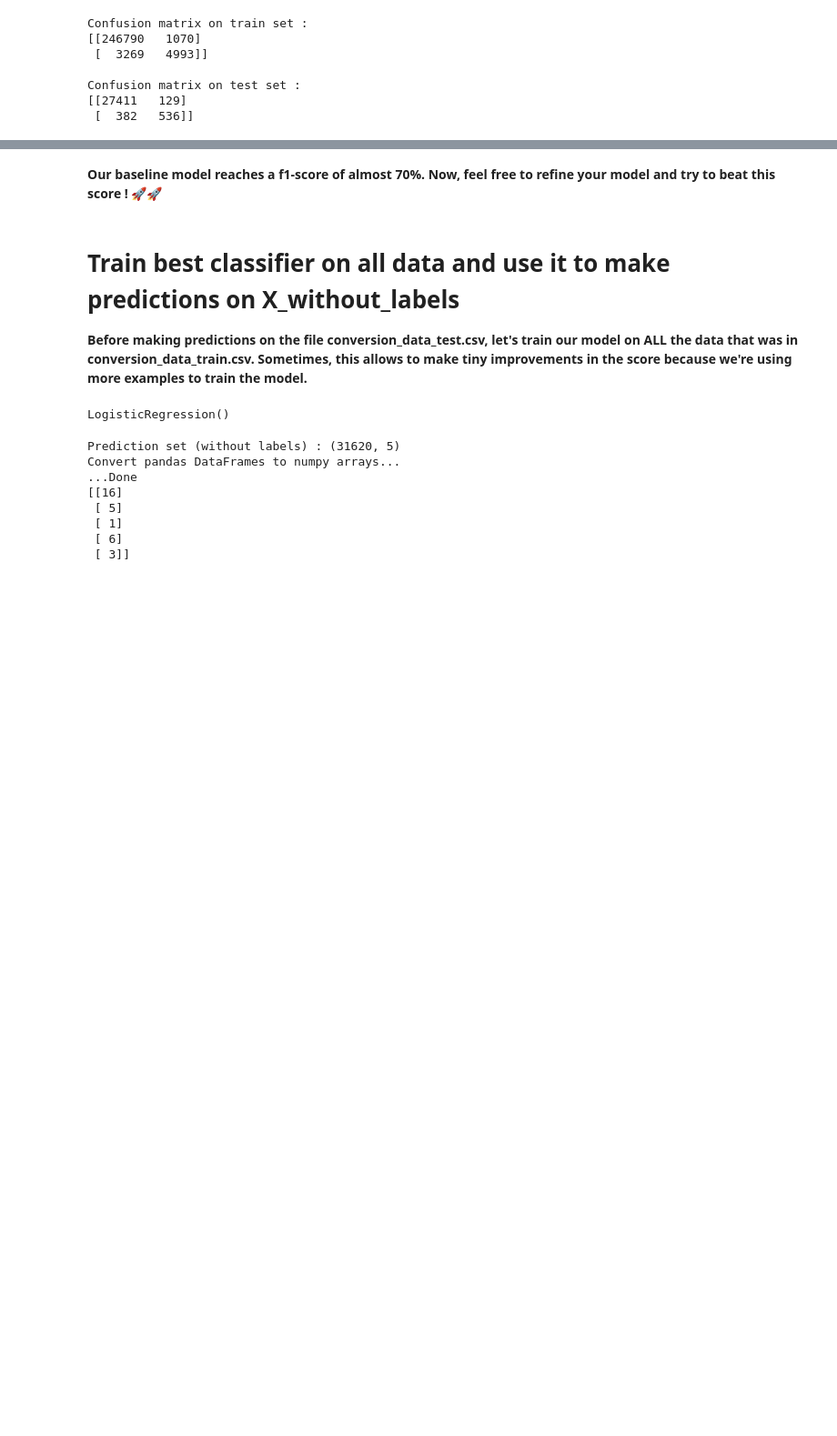
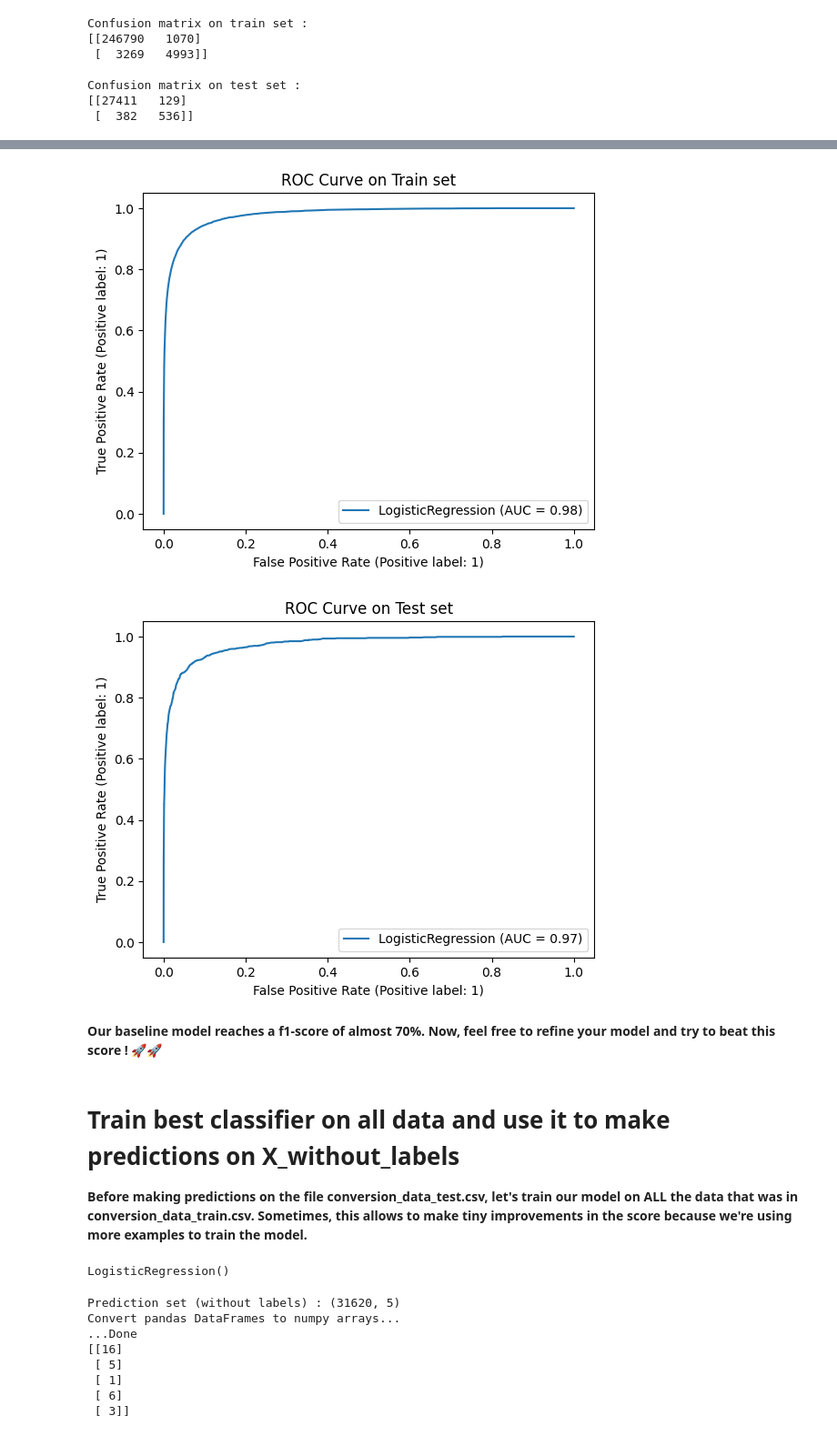
Before and after one commit to Stylomines/Conversion_rate_challenge, a Jupyter notebook: 02-Conversion_rate_challenge_template.ipynb, the cells around one changed output, grey strips where cells are left out. Shown at 91% size. Cells and saved outputs as stored; diff of their text form; code cells hidden in the pictures; blank space fills up the shorter version.

```diff
--- a/02-Conversion_rate_challenge_template.ipynb
+++ b/02-Conversion_rate_challenge_template.ipynb
@@ -236,3 +257,17 @@ Confusion matrix on test set :
+# %%
+# Visualize ROC curves
+_ , ax = plt.subplots() # Get subplot from matplotlib
+ax.set(title="ROC Curve on Train set") # Set a title that we will add into ConfusionMatrixDisplay
+RocCurveDisplay.from_estimator(classifier, X_train, Y_train, ax=ax) # RocCurveDisplay from sklearn
+plt.show()
+
+_ , ax = plt.subplots() # Get subplot from matplotlib
+ax.set(title="ROC Curve on Test set") # Set a title that we will add into ConfusionMatrixDisplay
+RocCurveDisplay.from_estimator(classifier, X_test, Y_test, ax=ax) # RocCurveDisplay from sklearn
+plt.show()
+# %% [output]
+[figure, added]
+[figure, added]
 # %% [markdown]
 **Our baseline model reaches a f1-score of almost 70%. Now, feel free to refine your model and try to beat this score ! 🚀🚀**
 # %% [markdown]
```
Also changed, not shown: parts of 16 cells of this notebook.
